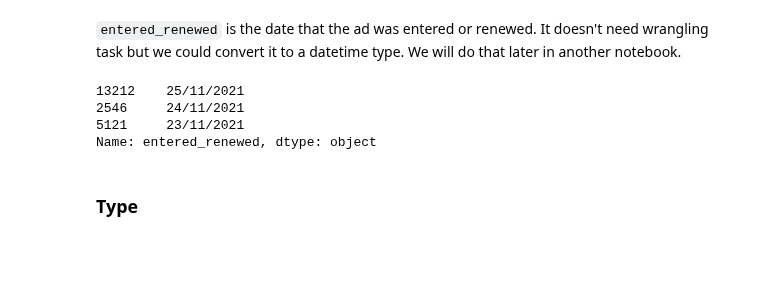
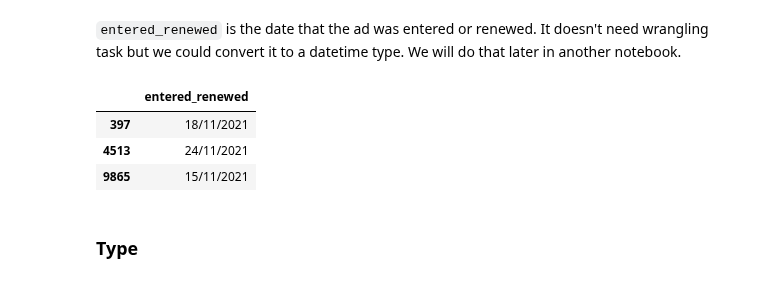
Before and after one commit to javiicc/Identifying_Potential_Investment_Opportunities_In_The_Irish_Real_Estate_Market_Using_MachineLearning, a Jupyter notebook: investment-opportunities/notebooks/Data_Cleansing_and_Wrangling.ipynb, the cells around one changed output. Drawn from its saved outputs; the diff is of its cells as text; code cells hidden in the pictures; blank space fills up the shorter version.

```diff
--- a/investment-opportunities/notebooks/Data_Cleansing_and_Wrangling.ipynb
+++ b/investment-opportunities/notebooks/Data_Cleansing_and_Wrangling.ipynb
@@ -653,12 +630,12 @@ Name: sale_type, dtype: int64
 # %% [markdown]
 `entered_renewed` is the date that the ad was entered or renewed. It doesn't need wrangling task but we could convert it to a datetime type. We will do that later in another notebook.
 # %%
-sale['entered_renewed'].sample(3)
+sale[['entered_renewed']].sample(3)
 # %% [output]
-13212    25/11/2021
-2546     24/11/2021
-5121     23/11/2021
-Name: entered_renewed, dtype: object
+|  | entered_renewed |
+| 397 | 18/11/2021 |
+| 4513 | 24/11/2021 |
+| 9865 | 15/11/2021 |
 # %% [markdown]
 ### Type
 # %% [markdown]
```
Also changed, not shown: parts of 6 cells of this notebook, 1 other file.
